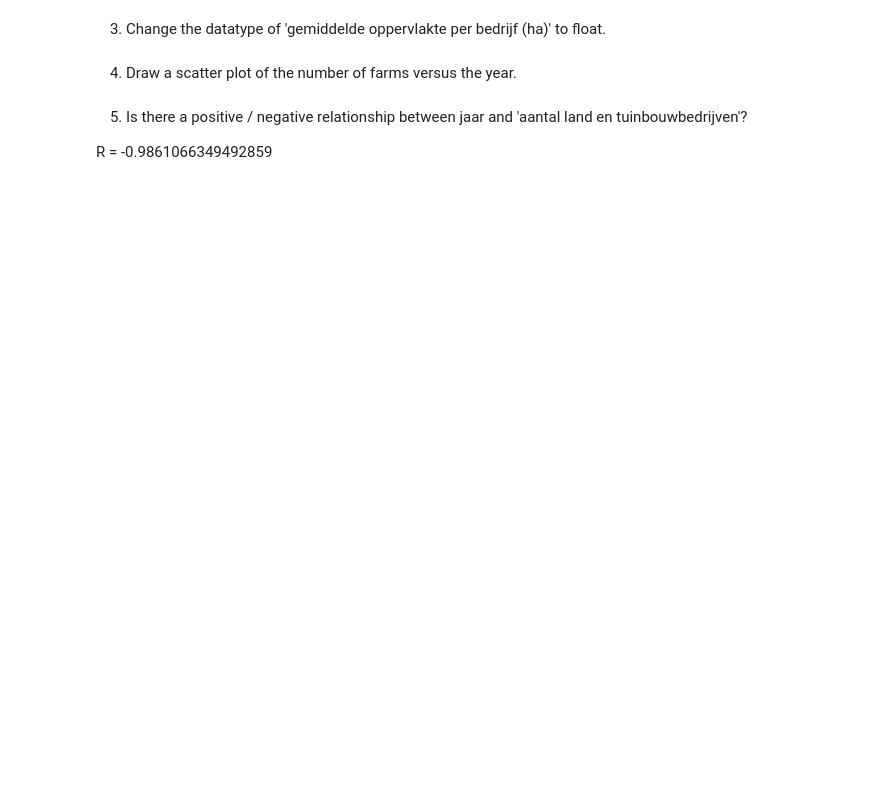
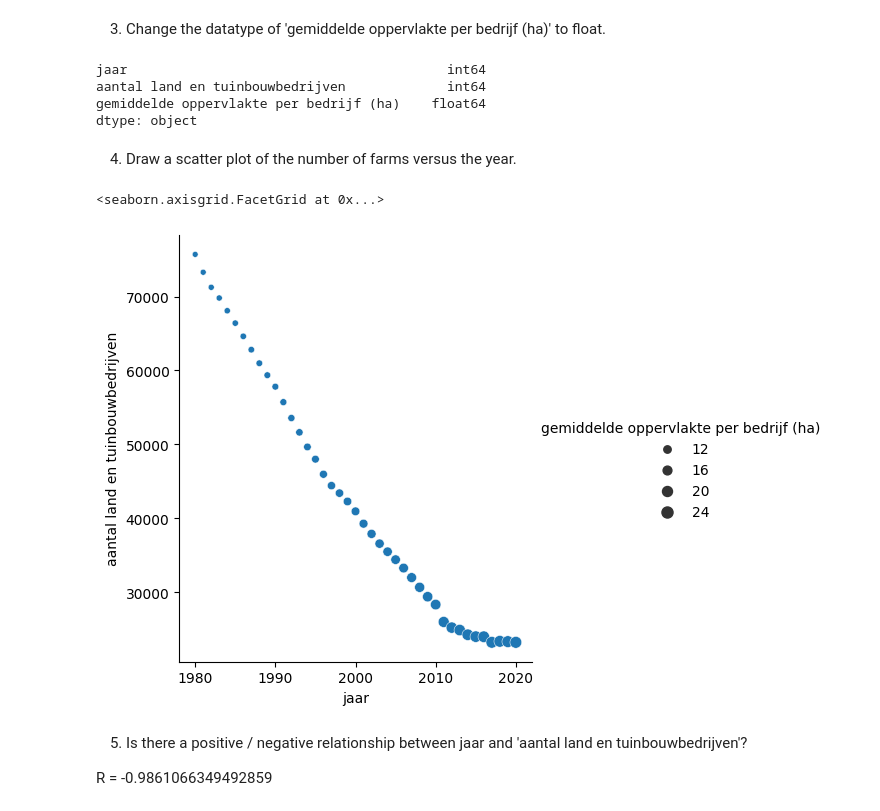
Before and after one commit to Bataklik/Data-Science-_-AI, a Jupyter notebook: 6-bivariate-quant/labs-regression.ipynb, the cells around one changed output. Cells and saved outputs as stored; diff of their text form; code cells hidden in the pictures; blank space fills up the shorter version.

```diff
--- a/6-bivariate-quant/labs-regression.ipynb
+++ b/6-bivariate-quant/labs-regression.ipynb
@@ -192,7 +190,7 @@ R^2 female = 0.28307684762918806
 
 Source: Departement Landbouw en Visserij op basis StatBel
 # %%
-landbouw = pd.read_csv('/content/drive/MyDrive/DS/data/Landbouw Vlaanderen.csv', delimiter = ";")
+landbouw = pd.read_csv('../data/Landbouw Vlaanderen.csv', delimiter = ";")
 # Show the first few records of the Data Frame
 landbouw.head()
 # %% [output]
@@ -207,7 +223,23 @@ landbouw.head()
 # %% [markdown]
 3. Change the datatype of 'gemiddelde oppervlakte per bedrijf (ha)' to float.
+# %%
+landbouw['gemiddelde oppervlakte per bedrijf (ha)'] = landbouw['gemiddelde oppervlakte per bedrijf (ha)'].str.replace(
+    ",", ".").astype(float)
+landbouw.dtypes
+# %% [output]
+jaar                                         int64
+aantal land en tuinbouwbedrijven             int64
+gemiddelde oppervlakte per bedrijf (ha)    float64
+dtype: object
 # %% [markdown]
 4. Draw a scatter plot of the number of farms versus the year.
+# %%
+sns.relplot(data=landbouw,
+            x='jaar', y='aantal land en tuinbouwbedrijven', size="gemiddelde oppervlakte per bedrijf (ha)"
+)
+# %% [output]
+<seaborn.axisgrid.FacetGrid at 0x...>
+[figure, added]
 # %% [markdown]
 5. Is there a positive / negative relationship between jaar and 'aantal land en tuinbouwbedrijven'?
 
```
Also changed, not shown: parts of 17 cells of this notebook, 1 other file.
